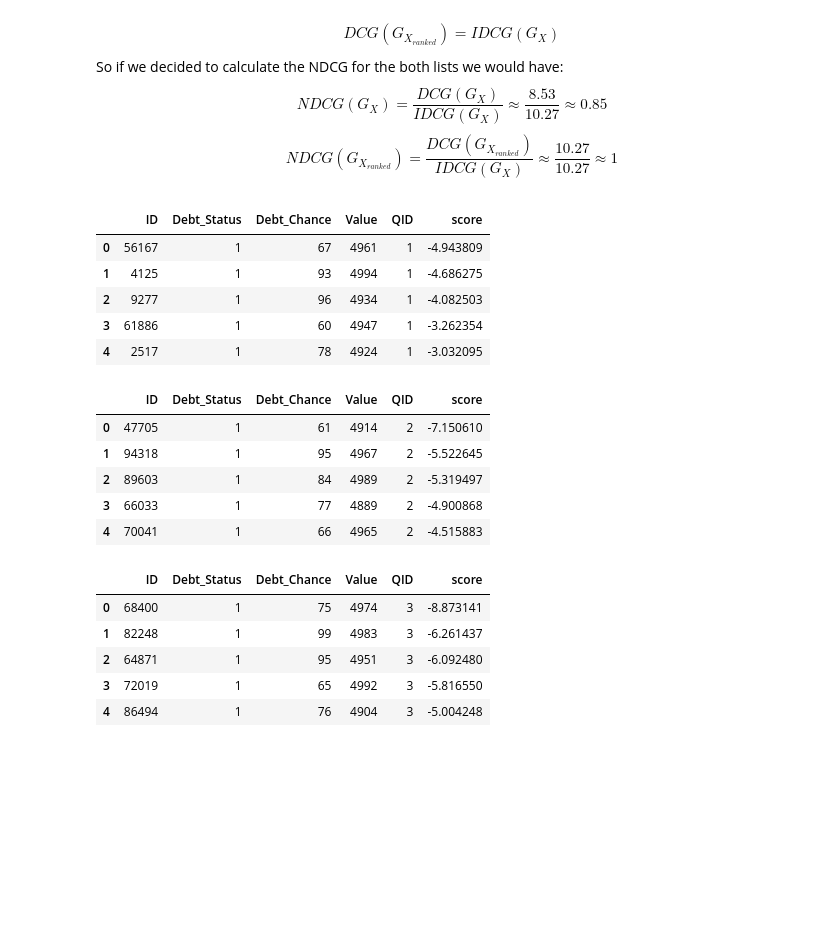
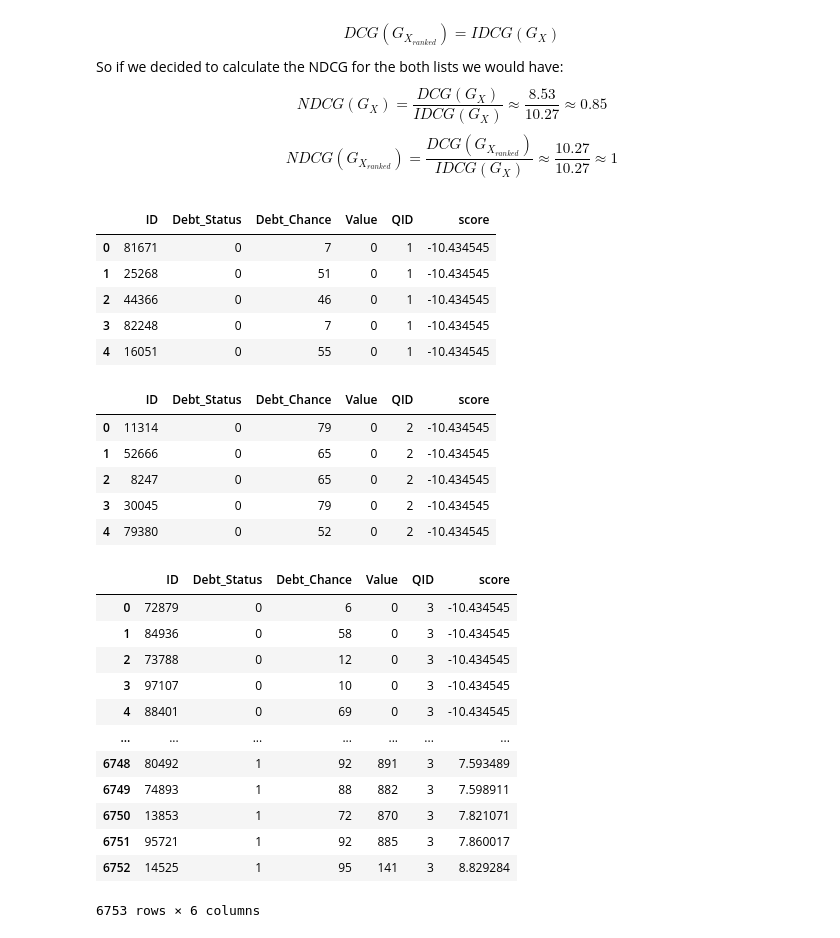
Before and after one commit to VitCSilva/Bradescard, a Jupyter notebook: notebooks/Proposal.ipynb, the cells around one changed output. Cells and saved outputs as stored; diff of their text form; code cells hidden in the pictures; blank space fills up the shorter version.

```diff
--- a/notebooks/Proposal.ipynb
+++ b/notebooks/Proposal.ipynb
@@ -38,7 +39,7 @@ df_data["ID"] = [x for x in range(1,data_size+1)]
 df_data['Gender'] = np.random.choice([0, 1], data_size, p=[1-gender_rate, gender_rate])
 df_data["Age"] = [np.random.randint(18, 75) for _ in df_data.ID]
 df_data["Debt_Status"] = np.random.choice([0, 1], data_size, p=[1-debt_rate, debt_rate])
-df_data["Debt_Chance"] = [np.random.randint(0,50) if x == 0 else np.random.randint(60,100) for x in df_data.Debt_Status]
+df_data["Debt_Chance"] = [np.random.randint(0,80) if x == 0 else np.random.randint(70,100) for x in df_data.Debt_Status]
 df_data['Days_of_Delay'] = [0 if x == 0 else np.random.randint(10, 180) for x in df_data.Debt_Status]
 df_data['Installments'] = [0 if x == 0 else np.random.randint(1, 24) for x in df_data.Debt_Status]
 df_data['Value'] = [0 if x == 0 else np.random.randint(100, 5000) for x in df_data.Debt_Status]
@@ -177,35 +178,42 @@ results['score']= model.predict(test.iloc[:][features])
 df_class_1 = results[results.QID == 1].copy(deep = True)
 df_class_1.sort_values(by = 'score', ascending = True, inplace=True)
 df_class_1.reset_index(drop = True, inplace=True)
-df_class_1.head()
+df_class_1
 # %% [output]
 |  | ID | Debt_Status | Debt_Chance | Value | QID | score |
-| 0 | 56167 | 1 | 67 | 4961 | 1 | -4.943809 |
-| 1 | 4125 | 1 | 93 | 4994 | 1 | -4.686275 |
-| 2 | 9277 | 1 | 96 | 4934 | 1 | -4.082503 |
-| 3 | 61886 | 1 | 60 | 4947 | 1 | -3.262354 |
-| 4 | 2517 | 1 | 78 | 4924 | 1 | -3.032095 |
+| 0 | 81671 | 0 | 7 | 0 | 1 | -10.434545 |
+| 1 | 25268 | 0 | 51 | 0 | 1 | -10.434545 |
+| 2 | 44366 | 0 | 46 | 0 | 1 | -10.434545 |
+| 3 | 82248 | 0 | 7 | 0 | 1 | -10.434545 |
+| 4 | 16051 | 0 | 55 | 0 | 1 | -10.434545 |
 # %%
 df_class_2 = results[results.QID == 2].copy(deep = True)
 df_class_2.sort_values(by = 'score', ascending = True, inplace=True)
 df_class_2.reset_index(drop = True, inplace=True)
-df_class_2.head()
+df_class_2
 # %% [output]
 |  | ID | Debt_Status | Debt_Chance | Value | QID | score |
-| 0 | 47705 | 1 | 61 | 4914 | 2 | -7.150610 |
-| 1 | 94318 | 1 | 95 | 4967 | 2 | -5.522645 |
-| 2 | 89603 | 1 | 84 | 4989 | 2 | -5.319497 |
-| 3 | 66033 | 1 | 77 | 4889 | 2 | -4.900868 |
-| 4 | 70041 | 1 | 66 | 4965 | 2 | -4.515883 |
+| 0 | 11314 | 0 | 79 | 0 | 2 | -10.434545 |
+| 1 | 52666 | 0 | 65 | 0 | 2 | -10.434545 |
+| 2 | 8247 | 0 | 65 | 0 | 2 | -10.434545 |
+| 3 | 30045 | 0 | 79 | 0 | 2 | -10.434545 |
+| 4 | 79380 | 0 | 52 | 0 | 2 | -10.434545 |
 # %%
 df_class_3 = results[results.QID == 3].copy(deep = True)
 df_class_3.sort_values(by = 'score', ascending = True, inplace=True)
 df_class_3.reset_index(drop = True, inplace=True)
-df_class_3.head()
+df_class_3
 # %% [output]
 |  | ID | Debt_Status | Debt_Chance | Value | QID | score |
-| 0 | 68400 | 1 | 75 | 4974 | 3 | -8.873141 |
-| 1 | 82248 | 1 | 99 | 4983 | 3 | -6.261437 |
-| 2 | 64871 | 1 | 95 | 4951 | 3 | -6.092480 |
-| 3 | 72019 | 1 | 65 | 4992 | 3 | -5.816550 |
-| 4 | 86494 | 1 | 76 | 4904 | 3 | -5.004248 |
+| 0 | 72879 | 0 | 6 | 0 | 3 | -10.434545 |
+| 1 | 84936 | 0 | 58 | 0 | 3 | -10.434545 |
+| 2 | 73788 | 0 | 12 | 0 | 3 | -10.434545 |
+| 3 | 97107 | 0 | 10 | 0 | 3 | -10.434545 |
+| 4 | 88401 | 0 | 69 | 0 | 3 | -10.434545 |
+| ... | ... | ... | ... | ... | ... | ... |
+| 6748 | 80492 | 1 | 92 | 891 | 3 | 7.593489 |
+| 6749 | 74893 | 1 | 88 | 882 | 3 | 7.598911 |
+| 6750 | 13853 | 1 | 72 | 870 | 3 | 7.821071 |
+| 6751 | 95721 | 1 | 92 | 885 | 3 | 7.860017 |
+| 6752 | 14525 | 1 | 95 | 141 | 3 | 8.829284 |
+6753 rows × 6 columns
```
Also changed, not shown: parts of 5 cells of this notebook, 1 other file.
